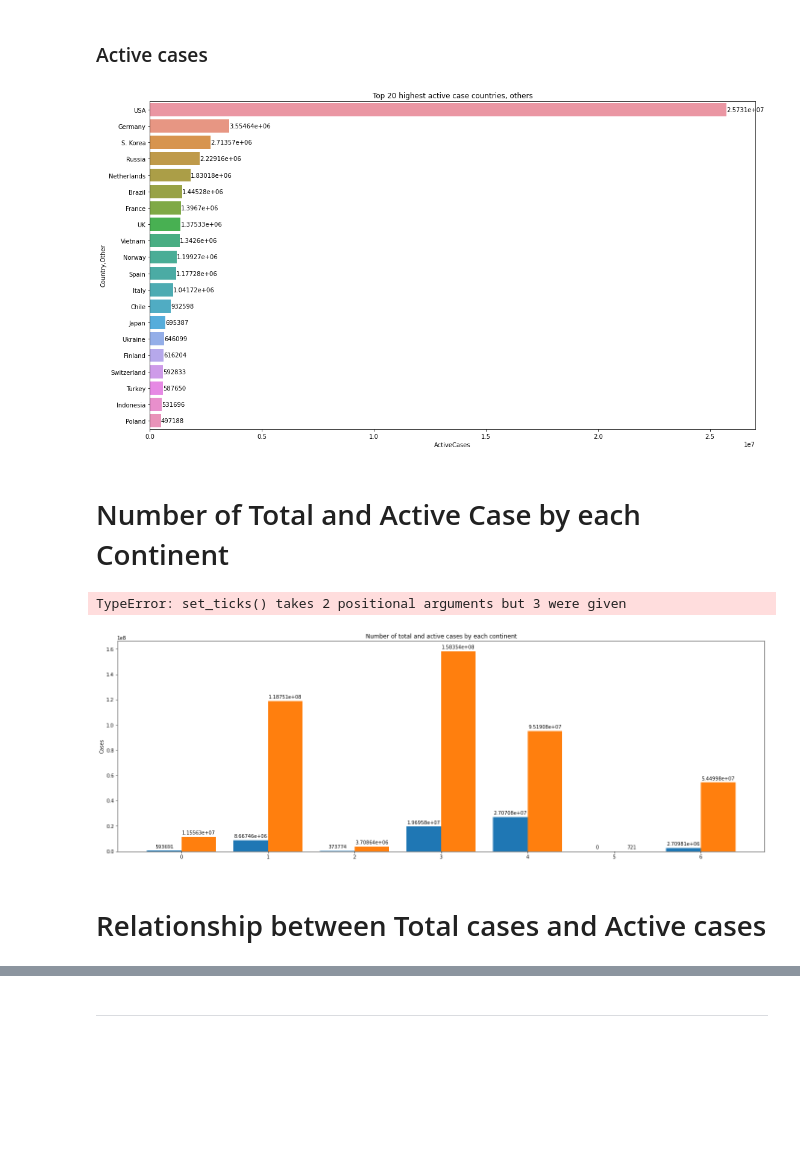
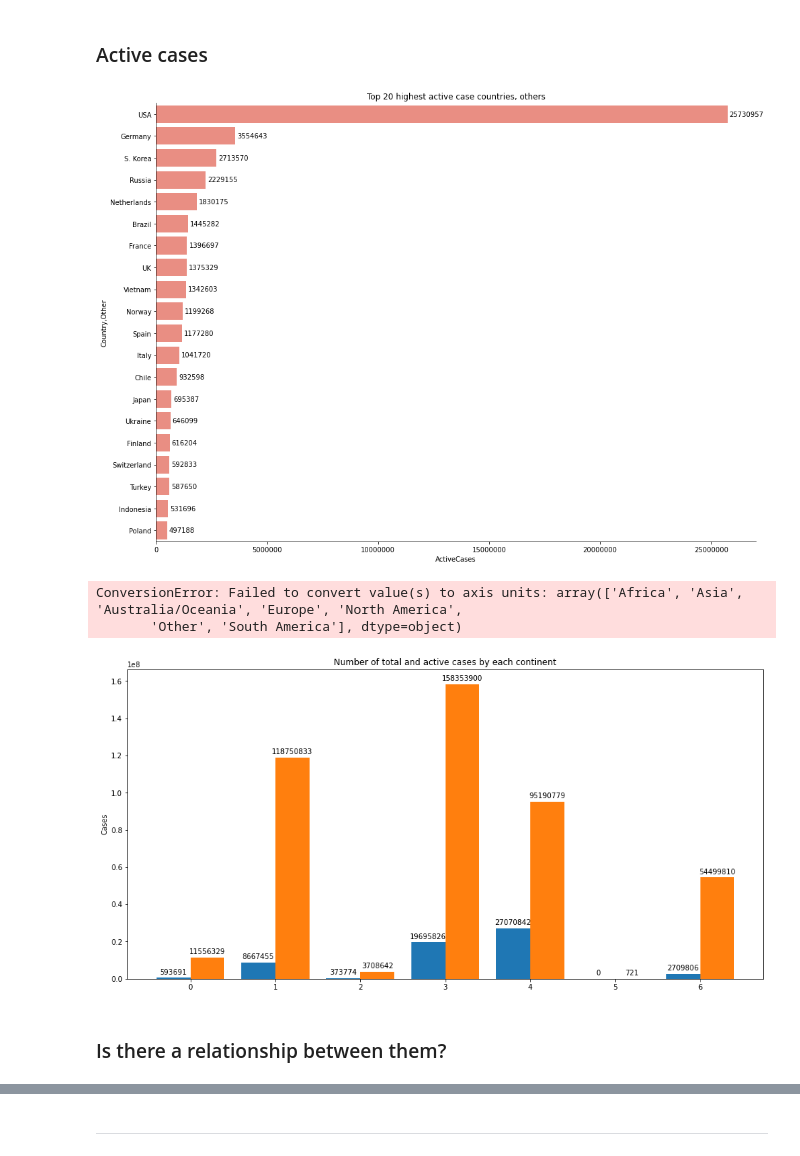
Before and after one commit to ndkhoa0704/Worldometers-explorer, a Jupyter notebook: Visualize.ipynb, the cells around one changed output, grey strips where cells are left out. Drawn from its saved outputs; the diff is of its cells as text; code cells hidden in the pictures; blank space fills up the shorter version.

```diff
--- a/Visualize.ipynb
+++ b/Visualize.ipynb
@@ -242,12 +244,12 @@ plt.show()
 # %% [markdown]
 ### Active cases
 # %%
-plt.figure(figsize= (18,10))
-ax = sns.barplot(data=dfs0.nlargest(n=20, columns=['ActiveCases']), x='ActiveCases', y='Country,Other')
-ax.bar_label(ax.containers[0])
+plt.figure(figsize= (16,12))
+ax = sns.barplot(data=dfs0.nlargest(n=20, columns=['ActiveCases']), x='ActiveCases', y='Country,Other', color='salmon')
+plt.bar_label(ax.containers[0], fmt='%d', padding=3)
+ax.spines[['right','top']].set_visible(False)
+plt.ticklabel_format(style='plain', axis='x') # remove scientific notation for ticks label
 plt.title('Top 20 highest active case countries, others')
 plt.show()
 # %% [output]
-[figure, old version]
+[figure, new version]
-# %% [markdown]
-# Number of Total and Active Case by each Continent
@@ -258,22 +260,26 @@ total_cases_contient_df = dfs0.groupby(by='Continent')['TotalCases'].sum().reset
 # %%
-fig, ax = plt.subplots(figsize=(24,8))
-labels = active_cases_contient_df['Continent']
+fig, ax = plt.subplots(figsize=(16,8))
+labels = active_cases_contient_df['Continent'].unique()
 x = np.arange(len(labels))
+
 rects1 = ax.bar(x - 0.2, active_cases_contient_df['ActiveCases'], width=0.4, label='Active Cases')
 rects2 = ax.bar(x + 0.2, total_cases_contient_df['TotalCases'], width=0.4, label='Total Cases')
 
-ax.bar_label(rects1, padding=3)
-ax.bar_label(rects2, padding=3)
+# add number for each bar
+ax.bar_label(rects1, fmt='%d', padding=3)
+ax.bar_label(rects2, fmt='%d', padding=3)
 ax.set_ylabel('Cases')
 ax.set_title('Number of total and active cases by each continent')
-ax.set_xticks(x, labels)
+ax.set_xticks(labels)
+ax.ticklabel_format(style='plain', axis='y') # remove scientific notation for ticks label
 plt.legend()
 plt.show()
 # %% [output]
-TypeError: set_ticks() takes 2 positional arguments but 3 were given
+ConversionError: Failed to convert value(s) to axis units: array(['Africa', 'Asia', 'Australia/Oceania', 'Europe', 'North America',
+       'Other', 'South America'], dtype=object)
-[figure, old version]
+[figure, new version]
-# %% [markdown]
-# Relationship between Total cases and Active cases
+# %% [markdown]
+### Is there a relationship between them?
 # %%
 plt.figure(figsize=(12,8))
 sns.regplot(data=dfs0, x='TotalCases', y='ActiveCases')
```
Also changed, not shown: parts of 10 cells of this notebook, 2 other files.
